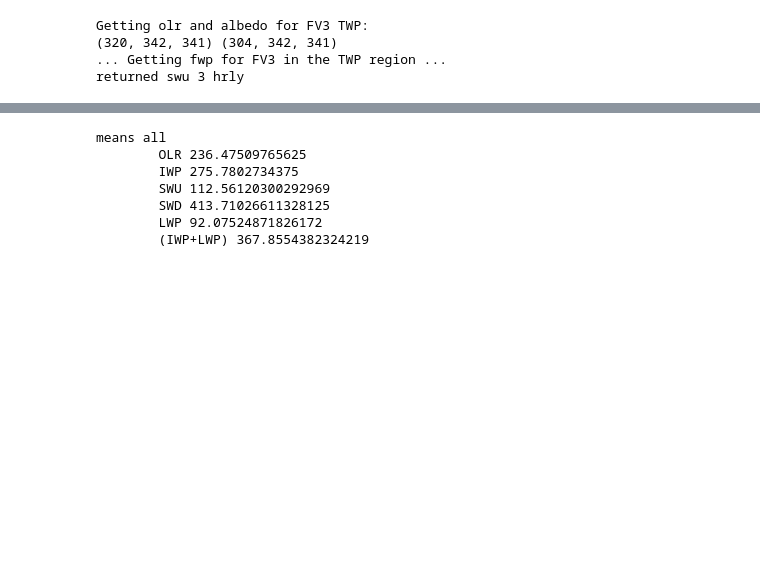
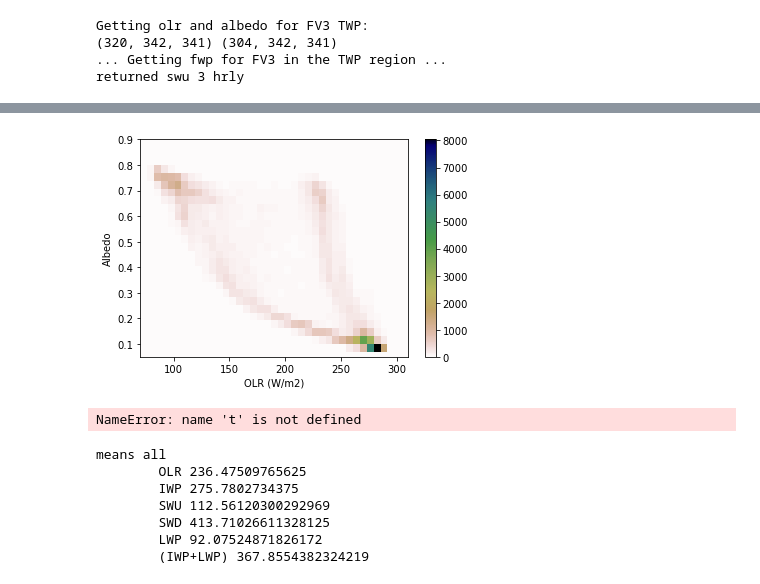
Before and after one commit to smturbev/dyamond-analysis-2, a Jupyter notebook: python_scripts/histograms_fv3.ipynb, the cells around one changed output, grey strips where cells are left out. Drawn from its saved outputs; the diff is of its cells as text; code cells hidden in the pictures; blank space fills up the shorter version.

```diff
--- a/python_scripts/histograms_fv3.ipynb
+++ b/python_scripts/histograms_fv3.ipynb
@@ -78,3 +152,46 @@ plt.show()
+# %%
+# scatter plot of olr and albedo
+plt.hist2d(olr, swu/swd,
+    # bins=40,
+    bins=[np.linspace(70,310,40), np.linspace(0.01,0.95,32)],
+    cmap="gist_earth_r", density=False)
+plt.colorbar()
+plt.xlim([70,310])
+plt.ylim([0.05,0.9])
+plt.xlabel("OLR (W/m2)")
+plt.ylabel("Albedo")
+plt.savefig(f"ALB-OLR_cldy_t{t0}.png")
+plt.show()
+# %% [output]
+[figure, added]
+# %%
+import xarray as xr
+
+swp = xr.open_dataset(ap.TWP_FV3_SWP)["intqs"][t15].values.flatten()*1000
+gwp = xr.open_dataset(ap.TWP_FV3_GWP)["intqg"][t15].values.flatten()*1000
+iwp = xr.open_dataset(ap.TWP_FV3_IWP)["intqi"][t15].values.flatten()*1000
+
+fwp = iwp + swp + gwp
+
+swp = np.where(fwp>0.1, swp, np.nan)
+gwp = np.where(fwp>0.1, gwp, np.nan)
+iwp = np.where(fwp>0.1, iwp, np.nan)
+
+nan_mask = ~np.isnan(swp)
+swp = swp[nan_mask]
+gwp = gwp[nan_mask]
+iwp = iwp[nan_mask]
+bins = np.logspace(-1,4,30)
+plt.figure()
+plt.hist(iwp, bins=bins, histtype="step", label="ice", density=False)
+plt.hist(swp, bins=bins, histtype="step", label="snow", density=False)
+plt.hist(gwp, bins=bins, histtype="step", label="graupel", density=False)
+plt.hist(fwp, bins=bins, histtype="step", label="total", density=False)
+plt.xscale("log")
+plt.legend()
+plt.show()
+# %% [output]
+NameError: name 't' is not defined
 # %%
 print(f"means {t0}\n\tOLR {np.min(olr).values}\n\tIWP {np.min(iwp).values}\n\tSWU {np.min(swu).values}\n\tSWD {np.min(swd).values}\n\tLWP {np.min(lwp).values}\n\t(IWP+LWP) {np.min(iwp+lwp).values}")
 # %% [output]
```
Also changed, not shown: parts of 6 cells of this notebook, 19 other files.
